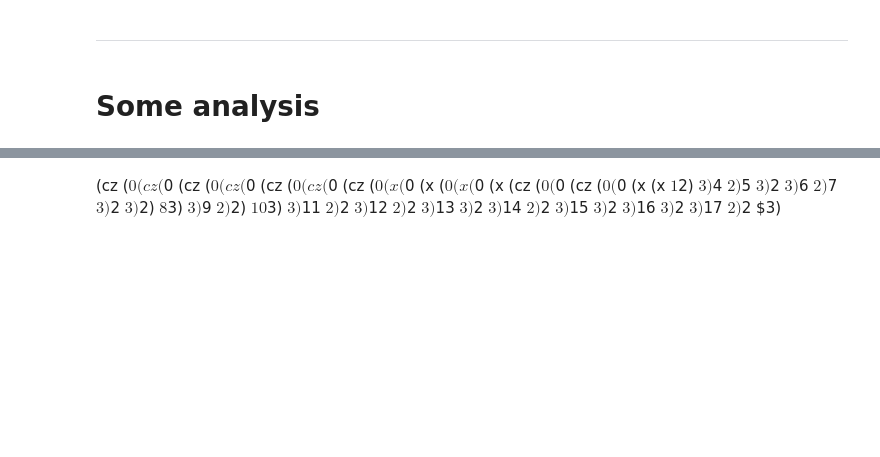
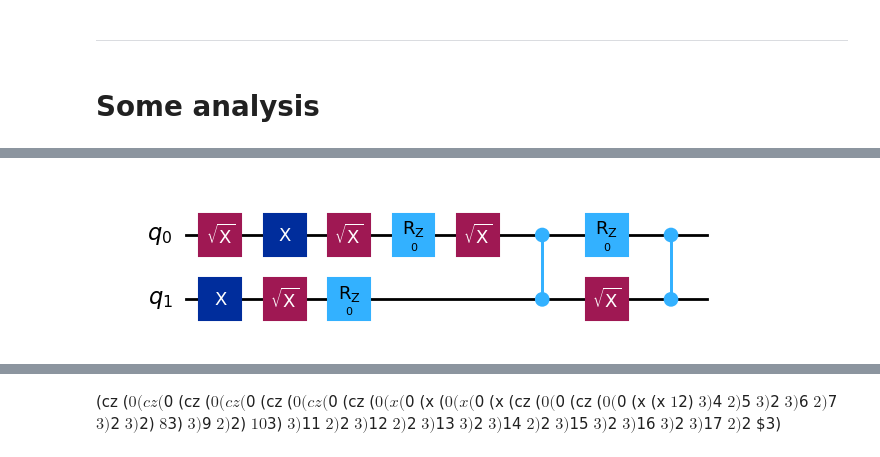
Before and after one commit to lsarra/ground-state-discovery, a Jupyter notebook: test_decomposition.ipynb, the cells around one changed output, grey strips where cells are left out. Drawn from its saved outputs; the diff is of its cells as text; code cells hidden in the pictures; blank space fills up the shorter version.

Commit message:
plot circuits with extracted gates

```diff
--- a/test_decomposition.ipynb
+++ b/test_decomposition.ipynb
@@ -319,7 +320,7 @@ def get_primitive_arguments(tp, arguments, last_qubit=0):
             arguments.append(last_qubit)
             last_qubit += 1
         elif tp.arguments[0].name == "real":
-            arguments.append(42.0)  # TODO: change
+            arguments.append(0.0)  # TODO: change
         elif tp.arguments[0].name == "tcircuit":
             arguments.append(["no_op"])
         return get_primitive_arguments(tp.arguments[1], arguments, last_qubit)
@@ -386,7 +387,7 @@ depth2primitives = {
 }
 
 # Define primitive circuit operations as globals
-for i, (original, simplified) in enumerate(list(simplification.items())[:3]):
+for i, (original, simplified) in enumerate(list(simplification.items())):
     arguments = get_primitive_arguments(original.tp, [])
     n_arguments = len(arguments)
     n_qubits = max(filter(lambda x : type(x)==int,arguments))+1
@@ -431,0 +485,24 @@ ParseFailure: ('#(lambda (lambda (lambda (lambda (lambda (sx (rz (rz (sx (x (sx
+# %%
+solved_tasks = []
+for idx, f in enumerate(new_frontiers):
+    task = f.task
+    print(f"---------------------------------------")
+    print(f"Task {task.name}")
+
+    solved = f.entries[0]
+    program = solved.program
+    simplified_program = get_program_simplification(program)
+    # reparse to update primitive functions
+    simplified_program = dc.program.Program.parse(str(simplified_program))
+    arguments = get_primitive_arguments(program.infer(),[])
+
+    circuit = execute_program(program, arguments)
+    reconstructed_circuit = get_qiskit_circuit(circuit)
+    print(reconstructed_circuit.circuit)
+
+    simplified_circuit = execute_program(simplified_program, arguments)
+    simplified_reconstructed_circuit = get_qiskit_circuit(simplified_circuit)
+    print(simplified_reconstructed_circuit.circuit)
+
+    c_depth = len(execute_program(program, arguments)[1])
+    solved_tasks.append([solved.logLikelihood, reconstructed_circuit.circuit, simplified_reconstructed_circuit.circuit, c_depth])
@@ -431,0 +612,6 @@ ParseFailure: ('#(lambda (lambda (lambda (lambda (lambda (sx (rz (rz (sx (x (sx
+# %%
+sorted_circuits = sorted(solved_tasks,key=lambda x:x[0])
+# %%
+sorted_circuits[0][1].draw("mpl")
+# %% [output]
+[figure, added]
```
Also changed, not shown: parts of 24 cells of this notebook, 5 other files.
